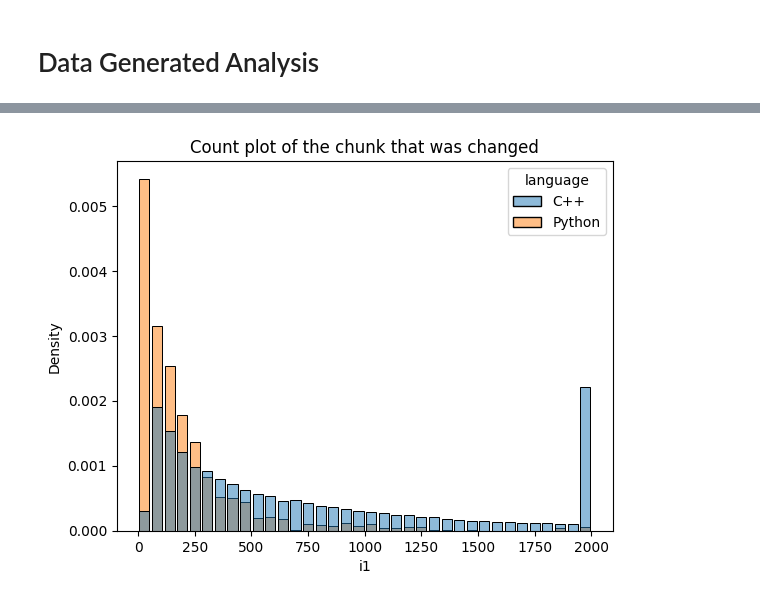
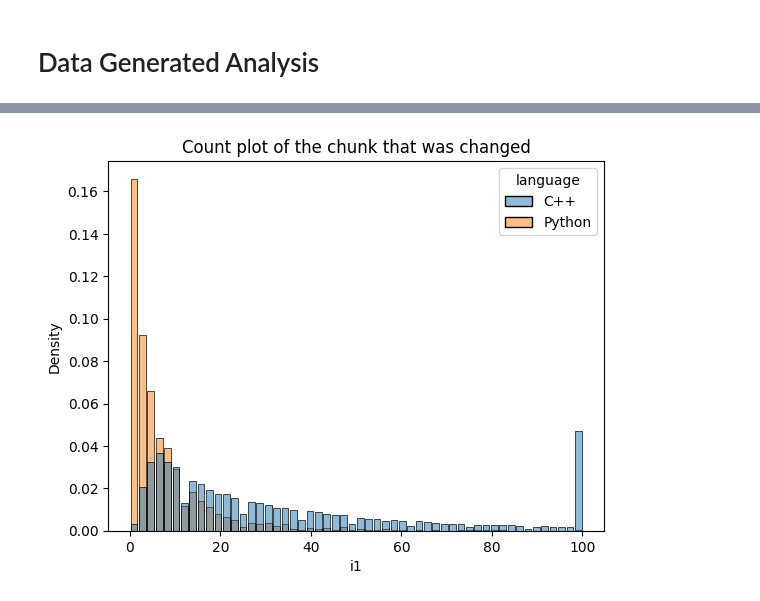
Before and after one commit to alexjercan/bug-detection, a Jupyter notebook: bugnet/EDA.ipynb, the cells around one changed output, grey strips where cells are left out. Drawn from its saved outputs; the diff is of its cells as text; code cells hidden in the pictures.

Commit message:
feat: chunks instead of lines is better

```diff
--- a/bugnet/EDA.ipynb
+++ b/bugnet/EDA.ipynb
@@ -71,11 +71,11 @@ df.groupby(["language", "change"]).agg({"change": "count"})
 # %%
-x = df["i1"].map(lambda line: line if line < 2000 else 2000)
+x = df["i1"].map(lambda line: line if line < 100 else 100)
 sns.histplot(x=x, hue=df["language"], stat="density", shrink=0.8, common_norm=False)
 
 plt.title("Count plot of the chunk that was changed")
 plt.show()
 # %% [output]
-[figure, old version]
+[figure, new version]
 # %%
 sns.histplot(x=df["original_status"], hue=df["language"], multiple="dodge",
              stat="density", shrink=0.8, common_norm=False)
```
Also changed, not shown: parts of 5 cells of this notebook, 1 other file.
